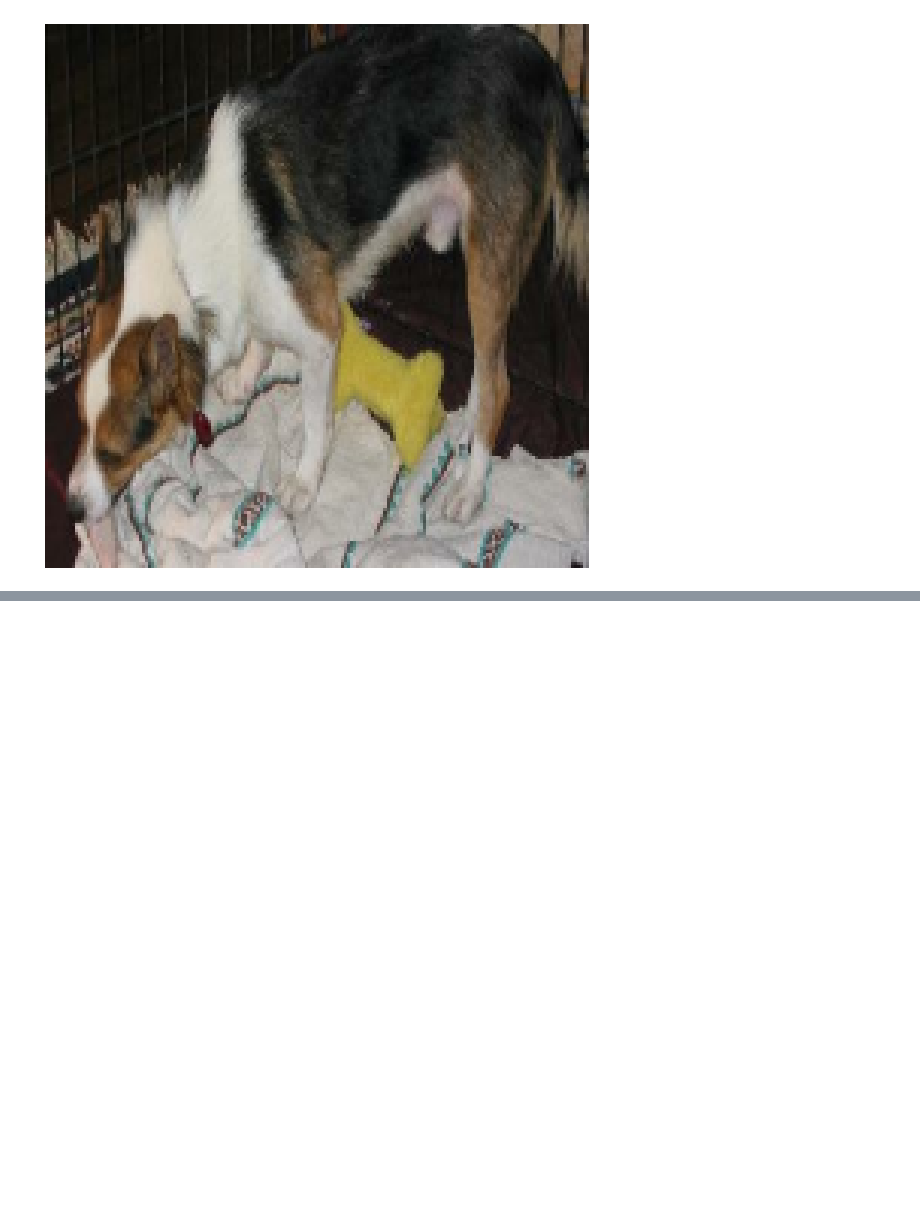
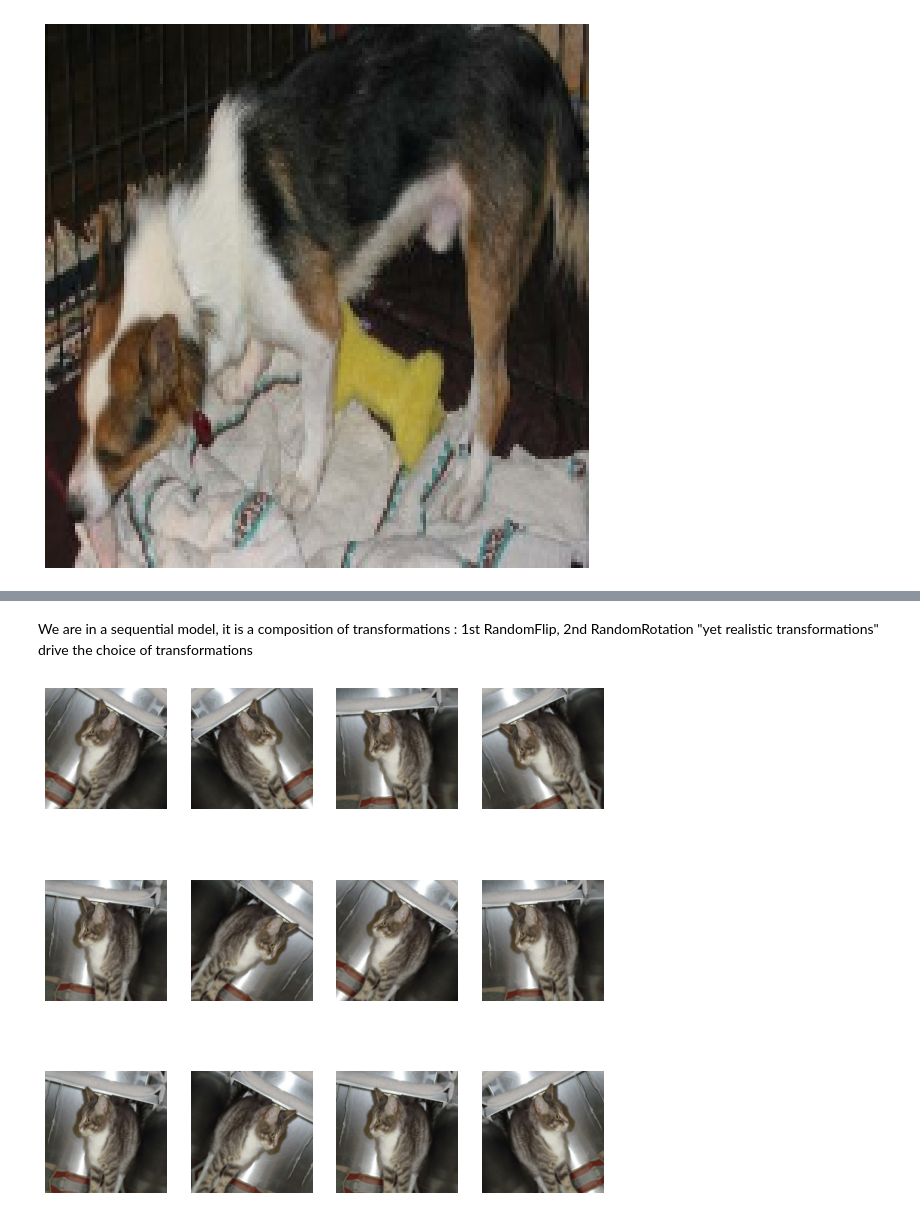
Before and after one commit to Eseifan/211016_PL_Images, a Jupyter notebook: Classification_tutorial.ipynb, the cells around one changed output, grey strips where cells are left out. Drawn from its saved outputs; the diff is of its cells as text; code cells hidden in the pictures; blank space fills up the shorter version.

```diff
--- a/Classification_tutorial.ipynb
+++ b/Classification_tutorial.ipynb
@@ -260,0 +284,37 @@ plt.imshow(element[0][0].numpy().astype("uint8"))  #need to convert to int unsig
+# %%
+def define_SequentialTransformation(pFlipOrientation, pRotationvalue):
+    """
+        pFlipOrientation : provide an orientation param in "horizontal", "vertical", "horizontal_and_vertical".
+        pRotationvalue : provide a value for factor of layers.RandomRotation function
+        return the keras.sequential object
+    """
+
+    data_augmentation = keras.Sequential(
+        [
+            layers.RandomFlip(pFlipOrientation),
+            layers.RandomRotation(pRotationvalue),
+        ]
+    )
+
+    return data_augmentation
+# %% [markdown]
+We are in a sequential model, it is a composition of transformations : 1st  RandomFlip, 2nd RandomRotation
+"yet realistic transformations" drive the choice of transformations
+# %%
+def show_transformation(img_data_augmentation):
+
+    plt.figure(figsize=(10, 10))
+    # retreive images  but there are 2 parts in to_train_ds.take(x)
+    # we discard the second element. the _ is necessary to execute the function but we are not interested in it
+    for images, _ in to_train_ds.take(1):
+        for i in range(12):
+            augmented_images = img_data_augmentation(images)
+            ax = plt.subplot(3, 4, i + 1)
+            plt.imshow(augmented_images[0].numpy().astype("uint8"))
+            plt.axis("off")
+# %%
+image_data_augmentation = define_SequentialTransformation("horizontal", 0.1)
+
+show_transformation(image_data_augmentation)
+# %% [output]
+[figure, added]
```
Also changed, not shown: parts of 6 cells of this notebook.
